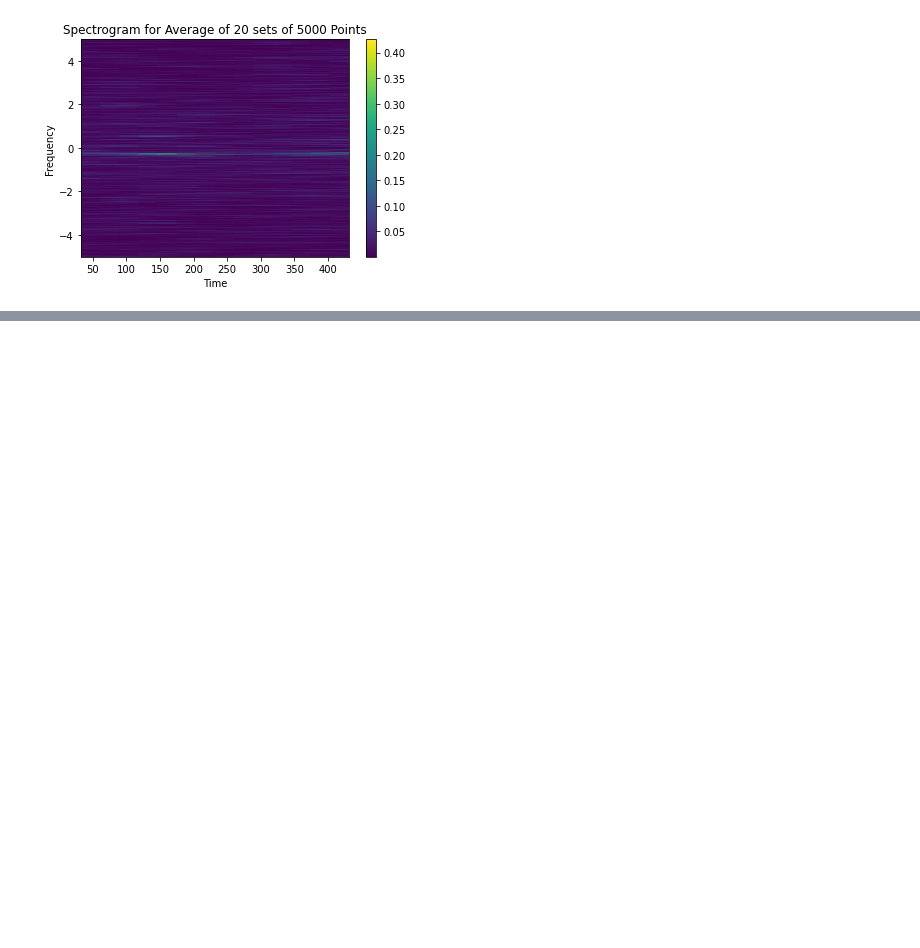
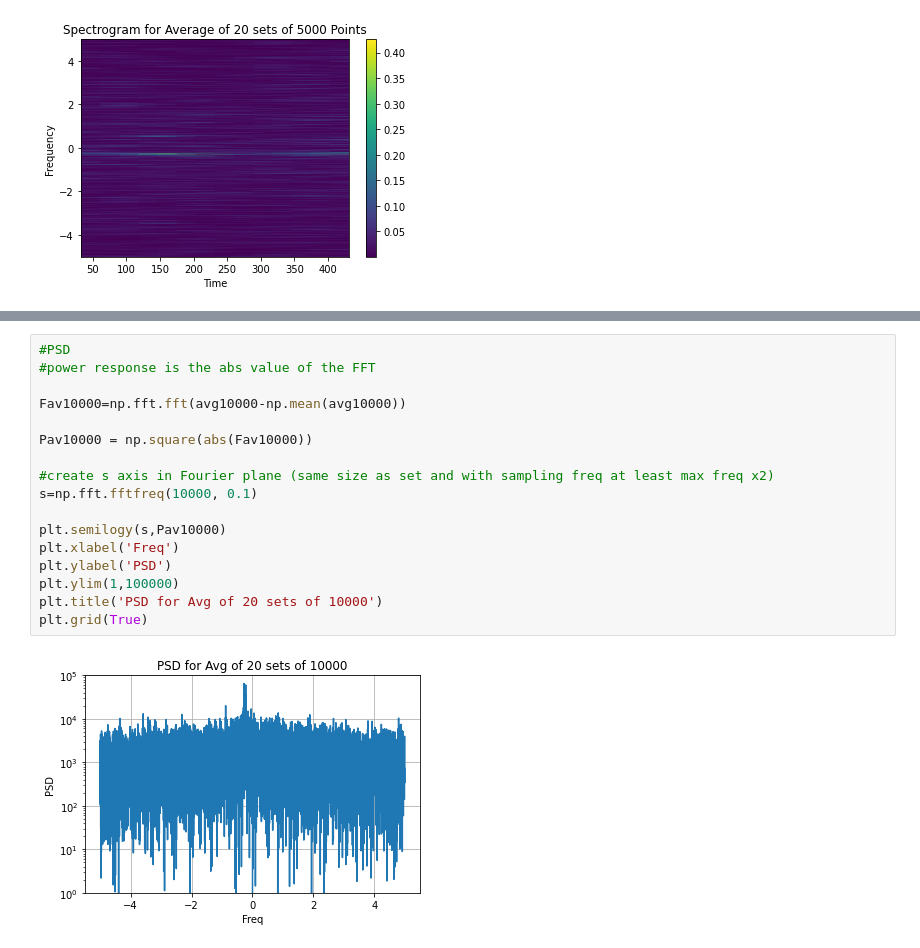
Before and after one commit to RoslynJessney/roslynmproject, a Jupyter notebook: LargerDatasetSpecs.ipynb, the cells around one changed output, grey strips where cells are left out. Drawn from its saved outputs; the diff is of its cells as text; blank space fills up the shorter version.

```diff
--- a/LargerDatasetSpecs.ipynb
+++ b/LargerDatasetSpecs.ipynb
@@ -119,0 +139,19 @@ plt.show()
+# %%
+#PSD
+#power response is the abs value of the FFT
+
+Fav10000=np.fft.fft(avg10000-np.mean(avg10000))
+
+Pav10000 = np.square(abs(Fav10000))
+
+#create s axis in Fourier plane (same size as set and with sampling freq at least max freq x2)
+s=np.fft.fftfreq(10000, 0.1)
+
+plt.semilogy(s,Pav10000)
+plt.xlabel('Freq')
+plt.ylabel('PSD')
+plt.ylim(1,100000)
+plt.title('PSD for Avg of 20 sets of 10000')
+plt.grid(True)
+# %% [output]
+[figure, added]
```
Also changed, not shown: parts of 3 cells of this notebook.
